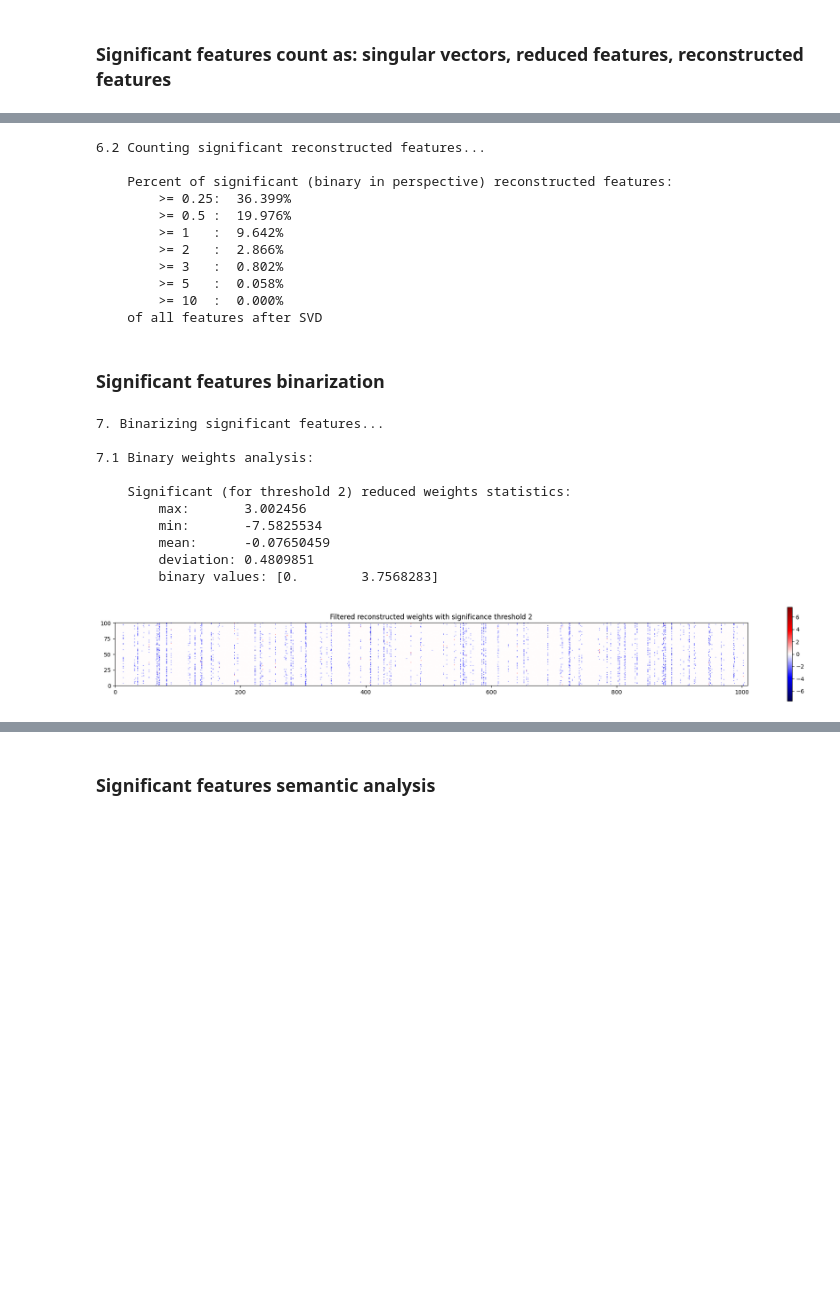
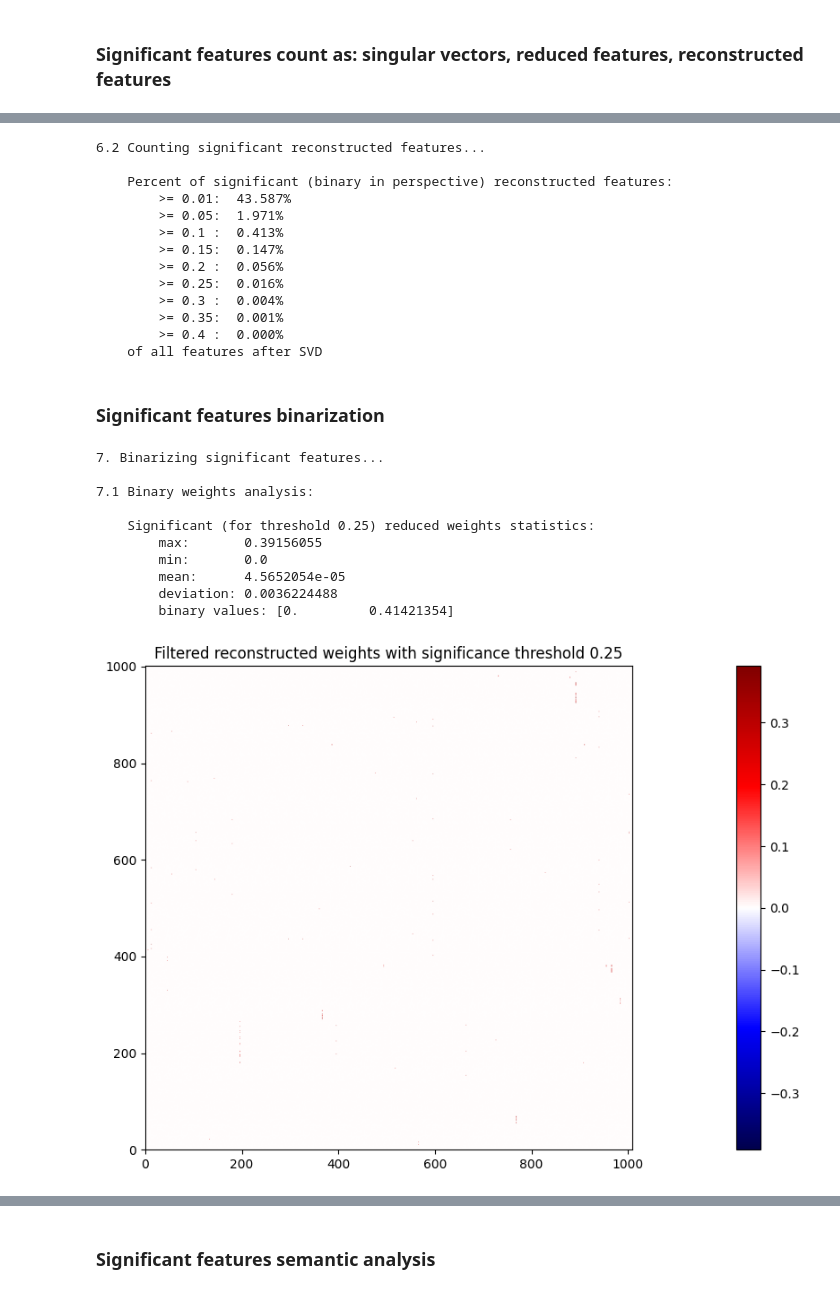
Before and after one commit to Ali-AliAli-Ali/binarize-inverse-interpret, a Jupyter notebook: regnetx_imagenet/bin_features_imagenet.ipynb, the cells around one changed output, grey strips where cells are left out. Cells and saved outputs as stored; diff of their text form; code cells hidden in the pictures; blank space fills up the shorter version.

```diff
--- a/regnetx_imagenet/bin_features_imagenet.ipynb
+++ b/regnetx_imagenet/bin_features_imagenet.ipynb
@@ -23,6 +23,9 @@ os.makedirs(checkpoint_dir, exist_ok=True)
 os.makedirs(graph_dir, exist_ok=True)
 # %% [markdown]
 ### Common key functions: plots & training
+# %%
+figsize_squared = (30, 7)
+figsize_long = (3, 15)
 # %%
 def plot_metric(trains: list,
                 tests: list,
@@ -529,7 +534,7 @@ signific_features_count(weights_reduced, signific_red_thresholds, "reduced")
 # %%
 print("\n6.2 Counting significant reconstructed features...\n")
 
-signific_rec_thresholds = [0.25, 0.5, 1, 2, 3, 5, 10]
+signific_rec_thresholds = [0.01, 0.05, 0.1, 0.15, 0.2, 0.25, 0.3, 0.35, 0.4]
 signific_features_count(
     weights_reconstructed,
     signific_rec_thresholds,
@@ -539,13 +544,15 @@ signific_features_count(
 6.2 Counting significant reconstructed features...
 
     Percent of significant (binary in perspective) reconstructed features:
-        >= 0.25:  36.399%
-        >= 0.5 :  19.976%
-        >= 1   :  9.642%
-        >= 2   :  2.866%
-        >= 3   :  0.802%
-        >= 5   :  0.058%
-        >= 10  :  0.000%
+        >= 0.01:  43.587%
+        >= 0.05:  1.971%
+        >= 0.1 :  0.413%
+        >= 0.15:  0.147%
+        >= 0.2 :  0.056%
+        >= 0.25:  0.016%
+        >= 0.3 :  0.004%
+        >= 0.35:  0.001%
+        >= 0.4 :  0.000%
     of all features after SVD
 # %% [markdown]
 ### Significant features binarization
@@ -553,14 +560,14 @@ signific_features_count(
 print("\n7. Binarizing significant features...\n")
 print("7.1 Binary weights analysis:\n")
 
-signific_threshold = 2
+signific_threshold = 0.25
 
 filtered_weights = np.where(
     abs(weights_reconstructed) >= signific_threshold,
     weights_reconstructed, 0
 )
 weights_binary = 2 ** (
-    np.round(np.log2(abs(filtered_weights) + 1) * (1/2.25)) * 2.25
+    np.round(np.log2(abs(filtered_weights) + 1) * (2)) * 1/2
 ) - 1
 
 filtered_weights_stats = {
@@ -582,17 +589,18 @@ print("        binary values:", filtered_weights_stats["binary_values"])
 
 7.1 Binary weights analysis:
 
-    Significant (for threshold 2) reduced weights statistics:
-        max:       3.002456
-        min:       -7.5825534
-        mean:      -0.07650459
-        deviation: 0.4809851
-        binary values: [0.        3.7568283]
+    Significant (for threshold 0.25) reduced weights statistics:
+        max:       0.39156055
+        min:       0.0
+        mean:      4.5652054e-05
+        deviation: 0.0036224488
+        binary values: [0.         0.41421354]
 # %%
 plot_heatmap(
     filtered_weights,
+    figsize=figsize_squared,
     title=f"Filtered reconstructed weights with significance threshold {signific_threshold}"
 )
 # %% [output]
-[figure, old version]
+[figure, new version]
 # %%
```
Also changed, not shown: parts of 18 cells of this notebook.
